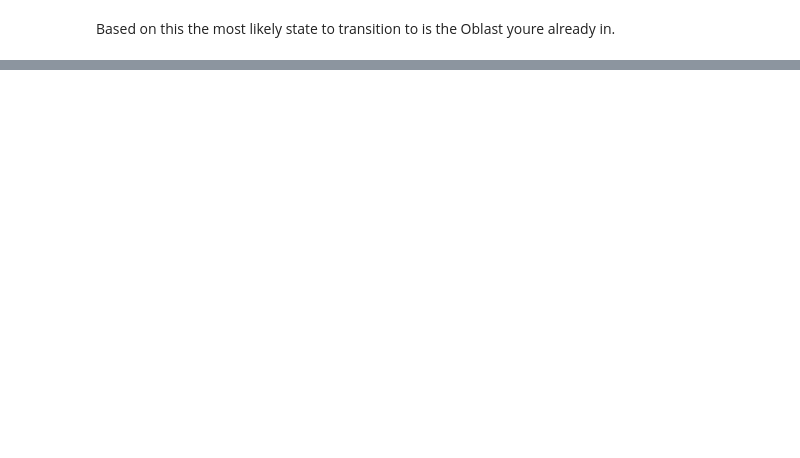
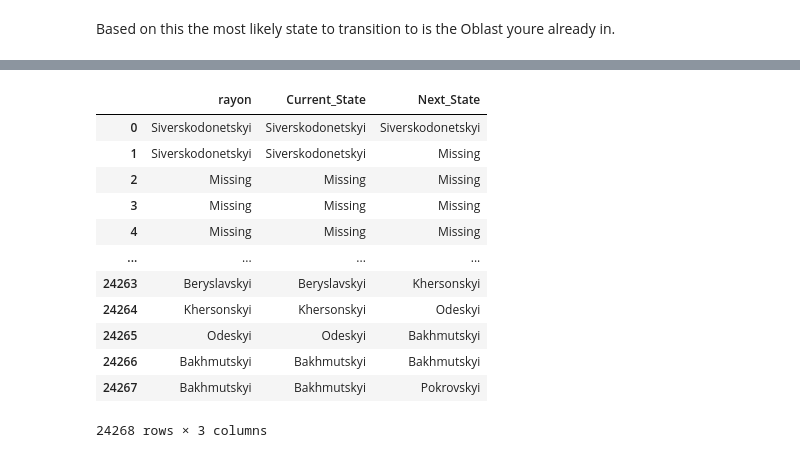
Before and after one commit to eglhannah/understanding_uncertainty_ukraine_project, a Jupyter notebook: MarkovChain.ipynb, the cells around one changed output, grey strips where cells are left out. Saved outputs shown, nothing was run; the diff lists cells and outputs as text; code cells hidden in the pictures; blank space fills up the shorter version.

```diff
--- a/MarkovChain.ipynb
+++ b/MarkovChain.ipynb
@@ -264,0 +278,4 @@ Based on this the most likely state to transition to is the Oblast youre already
+# %%
+rayon = data[['rayon']].copy()
+rayon.reset_index(drop=True, inplace=True)
+rayon
@@ -264,0 +322,20 @@ Based on this the most likely state to transition to is the Oblast youre already
+# %%
+#Now we need to modify the rayon df so the next rayon is in a new column "next_state"
+rayon['Current_State'] = rayon['rayon']
+rayon['Next_State'] = rayon['rayon'].shift(-1)
+rayon_transition = rayon.dropna(subset=['Next_State'])
+rayon_transition
+# %% [output]
+|  | rayon | Current_State | Next_State |
+| 0 | Siverskodonetskyi | Siverskodonetskyi | Siverskodonetskyi |
+| 1 | Siverskodonetskyi | Siverskodonetskyi | Missing |
+| 2 | Missing | Missing | Missing |
+| 3 | Missing | Missing | Missing |
+| 4 | Missing | Missing | Missing |
+| ... | ... | ... | ... |
+| 24263 | Beryslavskyi | Beryslavskyi | Khersonskyi |
+| 24264 | Khersonskyi | Khersonskyi | Odeskyi |
+| 24265 | Odeskyi | Odeskyi | Bakhmutskyi |
+| 24266 | Bakhmutskyi | Bakhmutskyi | Bakhmutskyi |
+| 24267 | Bakhmutskyi | Bakhmutskyi | Pokrovskyi |
+24268 rows × 3 columns
```
Also changed, not shown: parts of 30 cells of this notebook.
